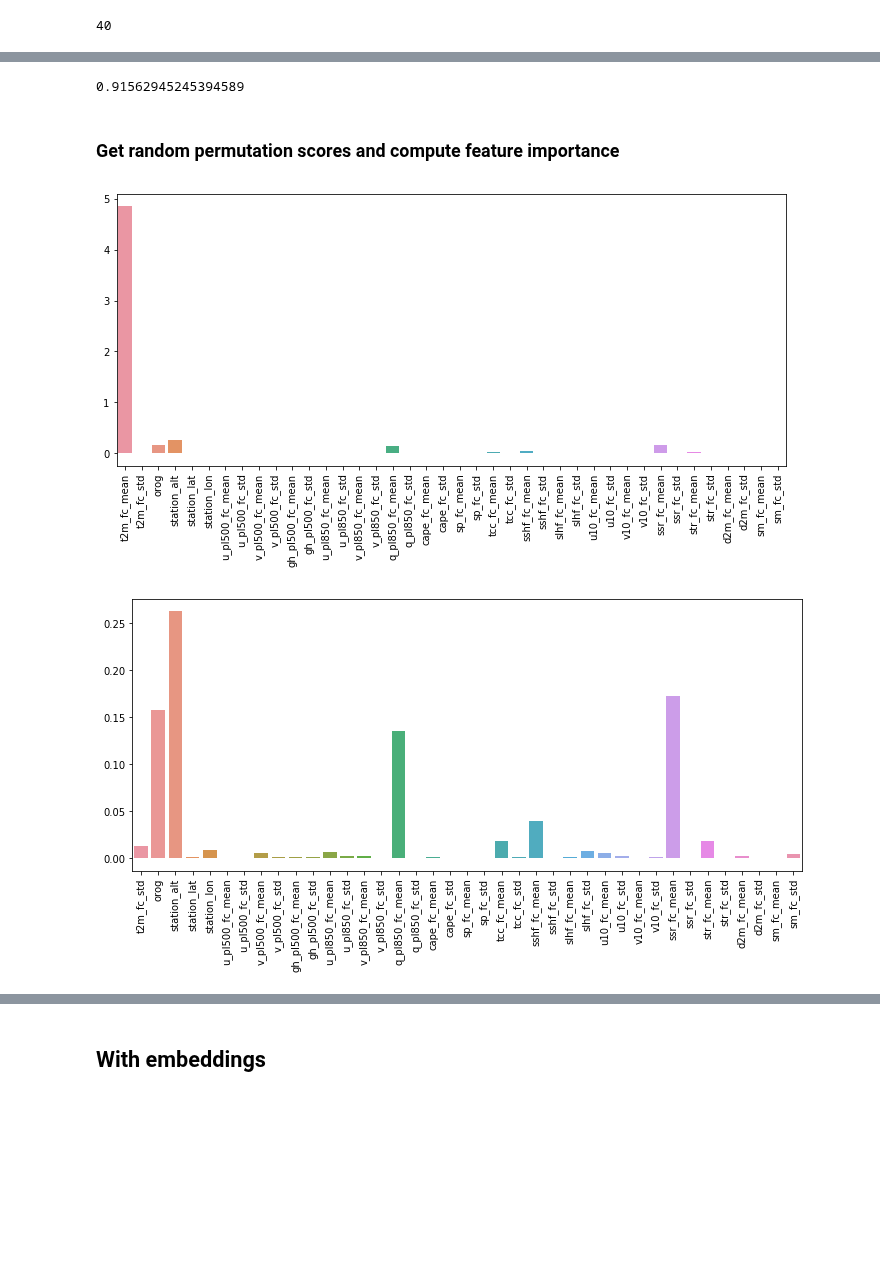
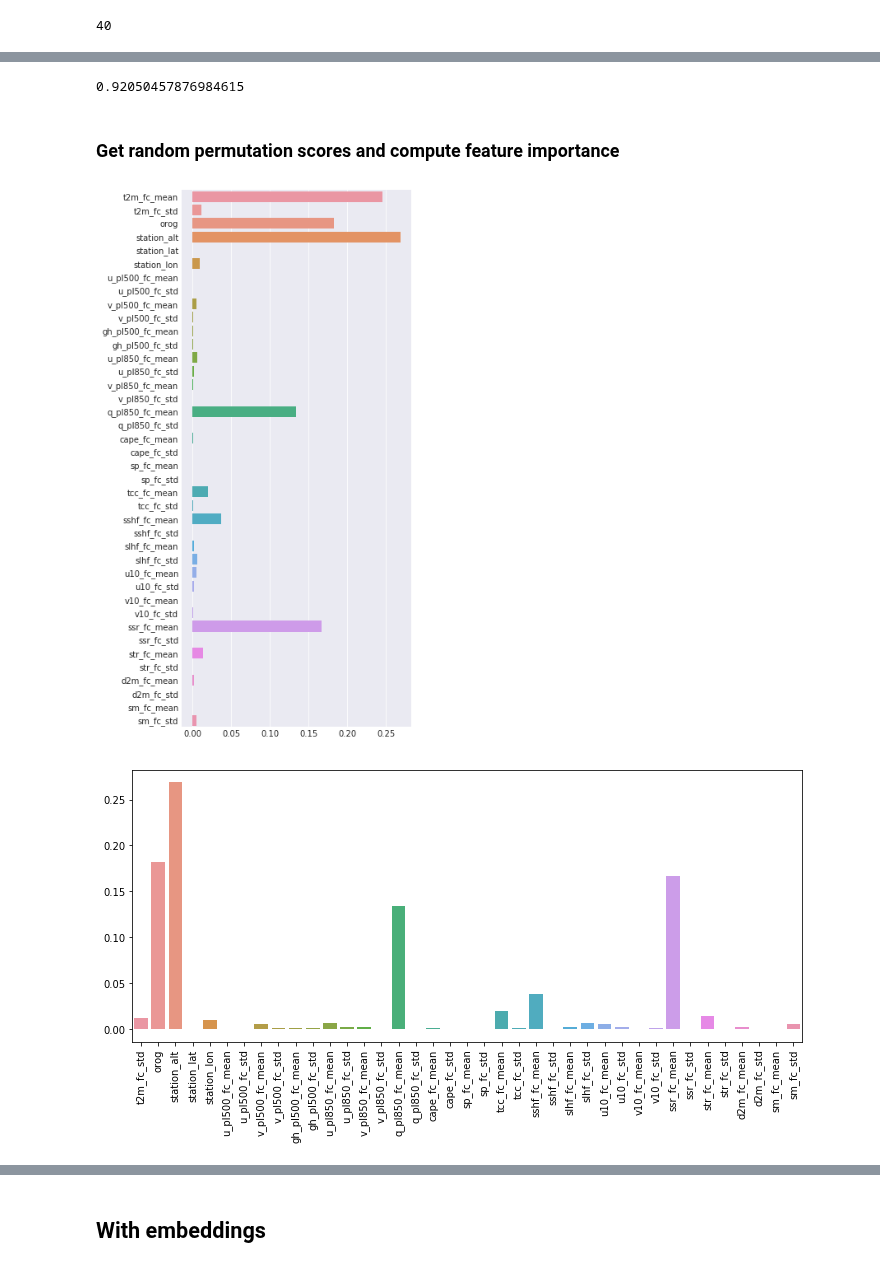
Before and after one commit to slerch/ppnn, a Jupyter notebook: nn_postprocessing/notebooks/feature_importance.ipynb, the cells around one changed output, grey strips where cells are left out. Cells and saved outputs as stored; diff of their text form; code cells hidden in the pictures; blank space fills up the shorter version.

Commit message:
Further work on feature importance

```diff
--- a/nn_postprocessing/notebooks/feature_importance.ipynb
+++ b/nn_postprocessing/notebooks/feature_importance.ipynb
@@ -60,4 +78,8 @@ _________________________________________________________________
 # %%
-aux_fc_model.fit(
-    aux_train_set.features, aux_train_set.targets, epochs=50, batch_size=1024, verbose=0);
+trn_scores, test_scores = avg_score(
+    aux_fc_model, 5,
+    aux_train_set.features, aux_train_set.targets,
+    aux_test_set.features, aux_test_set.targets,
+    epochs=50, batch_size=1024, verbose=0,
+)
 # %% [output]
@@ -69,7 +105,9 @@ aux_fc_model.evaluate(aux_train_set.features, aux_train_set.targets, 4096, 0)
 # %%
+# Get the reference score from the last model we trained
+# For feature importance small differences are not that crucial
 ref_score = aux_fc_model.evaluate(aux_test_set.features, aux_test_set.targets, 4096, 0); ref_score
 # %% [output]
-0.91562945245394589
+0.92050457876984615
 # %% [markdown]
 ### Get random permutation scores and compute feature importance
 # %%
@@ -85,15 +123,17 @@ def perm_imp(m):
 # %%
 fimp = perm_imp(aux_fc_model)
 # %%
-fig, ax = plt.subplots(figsize=(12, 5))
-sns.barplot(y=fimp, x=aux_test_set.feature_names, ax=ax)
-plt.xticks(rotation=90);
+fimp_tmp = fimp.copy(); fimp_tmp[0] /= 20
+with plt.style.context(('seaborn-darkgrid')):
+    fig, ax = plt.subplots(figsize=(5, 12))
+    sns.barplot(x=fimp_tmp, y=aux_test_set.feature_names, ax=ax)
+    #plt.xticks(rotation=90);
 # %% [output]
-[figure, old version]
+[figure, new version]
 # %%
 # Do not plot first bar
 fig, ax = plt.subplots(figsize=(12, 5))
 sns.barplot(y=fimp[1:], x=aux_test_set.feature_names[1:], ax=ax)
 plt.xticks(rotation=90);
 # %% [output]
-[figure, old version]
+[figure, new version]
```
Also changed, not shown: parts of 86 cells of this notebook.
